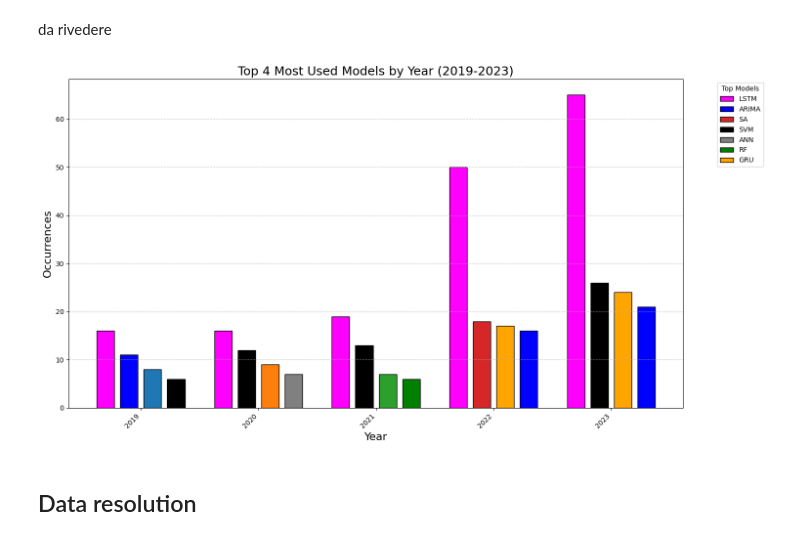
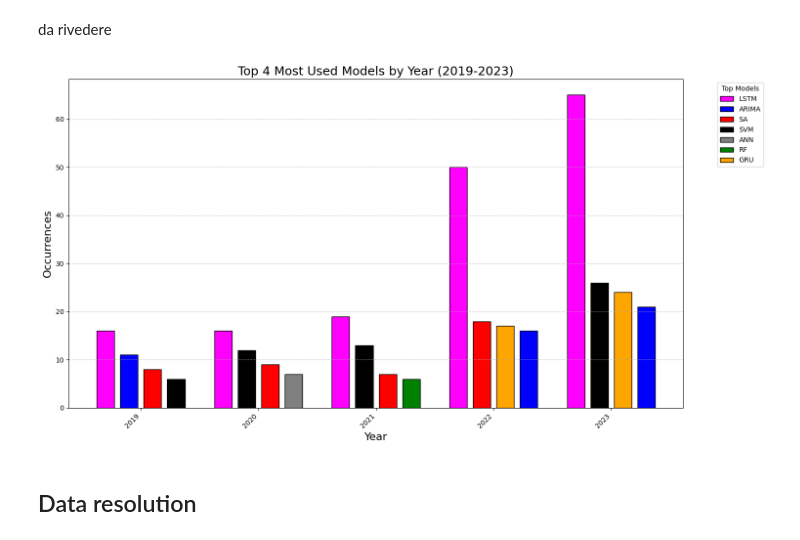
Before and after one commit to tutinz/Survey-on-Bitcoin-Price-Prediction, a Jupyter notebook: surveyBitcoinPricePrediction.ipynb, the cells around one changed output. Drawn from its saved outputs; the diff is of its cells as text; code cells hidden in the pictures.

```diff
--- a/surveyBitcoinPricePrediction.ipynb
+++ b/surveyBitcoinPricePrediction.ipynb
@@ -327,7 +327,7 @@ for i in range(4):
     subset.plot(kind='barh', fontsize=13)
     plt.title(f'Top {start+1} to {end} Most Occurring Models', fontsize=18)
     plt.xlabel('Occurrences', fontsize=16)
-    plt.ylabel('Model', fontsize=16)
+    plt.ylabel('Models', fontsize=16)
     plt.gca().invert_yaxis()  # Invert y-axis to display the most frequent model at the top
     plt.show()
 # %% [output]
@@ -355,38 +355,38 @@ import matplotlib.pyplot as plt
 custom_colors = {
     'ARIMA': 'blue',
     'RF': 'green',
-    'VADER': 'red',
+    'SA': 'red',
     'GRU': 'orange',
     'LSTM': 'magenta',
     'SVM': 'black',
     'RNN': 'white',
     'MLP': 'brown',
     'ANN': 'grey',
     # Add more models and their corresponding colors as needed
 }
 
 plt.figure(figsize=(15, 8))
 
 for i, year in enumerate(grouped.index):
     top_models = grouped.loc[year].nlargest(4)
     for j, (model, count) in enumerate(top_models.items()):
         plt.bar(year + (j - 1.5) * 0.2, count, width=0.15, color=custom_colors.get(model), edgecolor='black', label=model)
 
 plt.title('Top 4 Most Used Models by Year (2019-2023)', fontsize=18)
 plt.xlabel('Year', fontsize=16)
 plt.ylabel('Occurrences', fontsize=16)
 plt.xticks(grouped.index, rotation=45, ha='right')
 plt.grid(axis='y', linestyle='--', alpha=0.7)
 
 # Adjust legend
 handles, labels = plt.gca().get_legend_handles_labels()
 by_label = dict(zip(labels, handles))
 plt.legend(by_label.values(), by_label.keys(), title='Top Models', bbox_to_anchor=(1.05, 1), loc='upper left')
 
 plt.tight_layout()
 plt.show()
 # %% [output]
-[figure, old version]
+[figure, new version]
 # %% [markdown]
 ## Data resolution
 # %%
```
Also changed, not shown: parts of 11 cells of this notebook.
